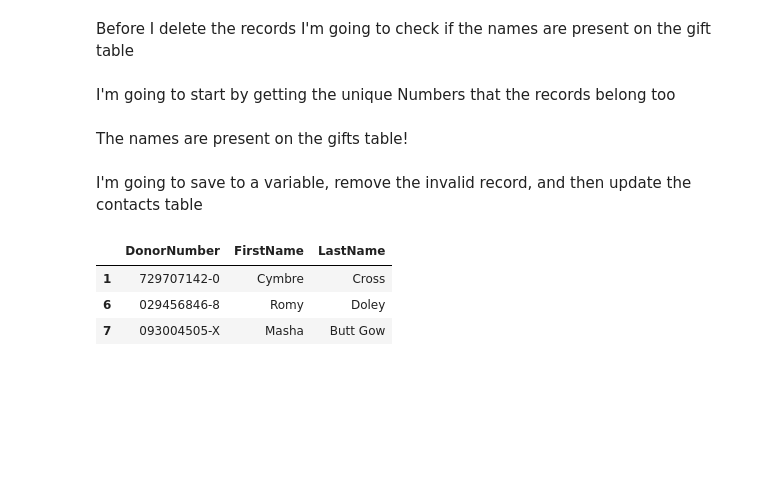
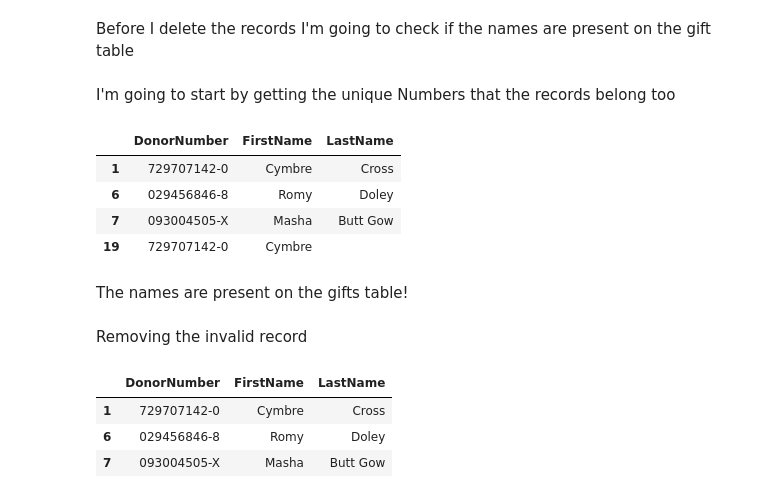
Before and after one commit to LearnThinkCreate/virtuous_interview, a Jupyter notebook: 00_Setup.ipynb, the cells around one changed output. Saved outputs shown, nothing was run; the diff lists cells and outputs as text; code cells hidden in the pictures; blank space fills up the shorter version.

```diff
--- a/00_Setup.ipynb
+++ b/00_Setup.ipynb
@@ -271,13 +328,21 @@ I'm going to start by getting the unique Numbers that the records belong too
 # %%
 #| export
 blank_name_numbers= contacts.loc[blank_name_records, 'Number']
+# %%
+gifts.loc[gifts.DonorNumber.isin(blank_name_numbers), ['DonorNumber', 'FirstName', 'LastName']].drop_duplicates().head(5)
+# %% [output]
+|  | DonorNumber | FirstName | LastName |
+| 1 | 729707142-0 | Cymbre | Cross |
+| 6 | 029456846-8 | Romy | Doley |
+| 7 | 093004505-X | Masha | Butt Gow |
+| 19 | 729707142-0 | Cymbre |  |
 # %% [markdown]
 The names are present on the gifts table!
 # %%
 #| export
 gift_name_records = gifts.loc[gifts.DonorNumber.isin(blank_name_numbers), ['DonorNumber', 'FirstName', 'LastName']].drop_duplicates()
 # %% [markdown]
-I'm going to save to a variable, remove the invalid record, and then update the contacts table
+Removing the invalid record
 # %%
 #| export
 gift_name_records = gift_name_records.loc[((gift_name_records.FirstName != '') & (gift_name_records.LastName != '')), :]
```
Also changed, not shown: parts of 39 cells of this notebook.
